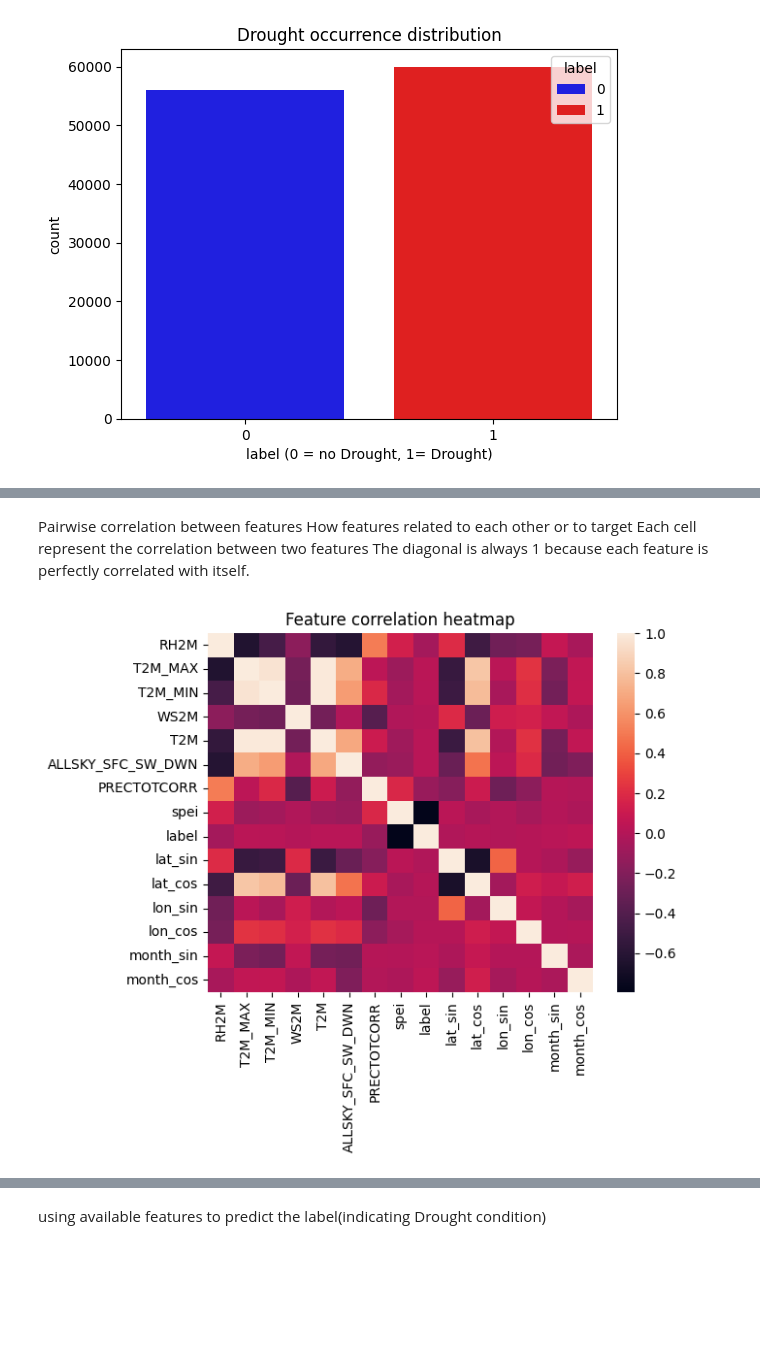
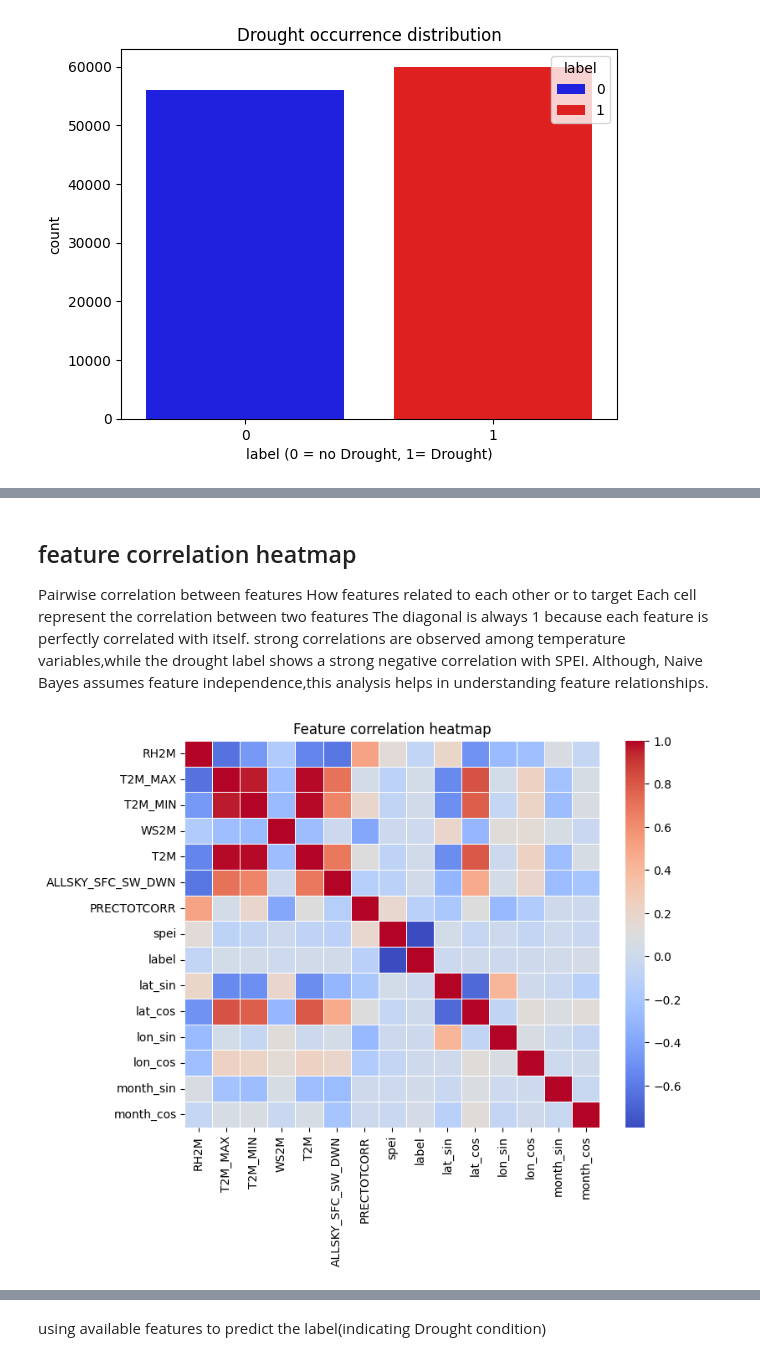
Before and after one commit to perackattuvarshaps-del/ML_project_Drought_prediction, a Jupyter notebook: Drought_Prediction/Drought_model.ipynb, the cells around one changed output, grey strips where cells are left out. Saved outputs shown, nothing was run; the diff lists cells and outputs as text; code cells hidden in the pictures; blank space fills up the shorter version.

```diff
--- a/Drought_Prediction/Drought_model.ipynb
+++ b/Drought_Prediction/Drought_model.ipynb
@@ -134,11 +126,17 @@ pyplot.show()
 # %% [markdown]
+feature correlation heatmap
+------------------------------
+
 Pairwise correlation between features
 How features related to each other or to target
 Each cell represent the correlation between two features
 The diagonal is  always 1 because each feature is perfectly correlated with itself.
+strong correlations are observed among temperature variables,while the drought label shows a strong negative  correlation with SPEI.
+Although, Naive Bayes assumes feature independence,this analysis helps in understanding feature relationships.
 # %%
-seaborn.heatmap(df.corr())
+pyplot.figure(figsize=(8,6))
+seaborn.heatmap(df.corr(),cmap='coolwarm',linewidths=0.5)
 pyplot.title('Feature correlation heatmap')
 pyplot.show()
 # %% [output]
-[figure, old version]
+[figure, new version]
```
Also changed, not shown: parts of 21 cells of this notebook, 1 other file.
